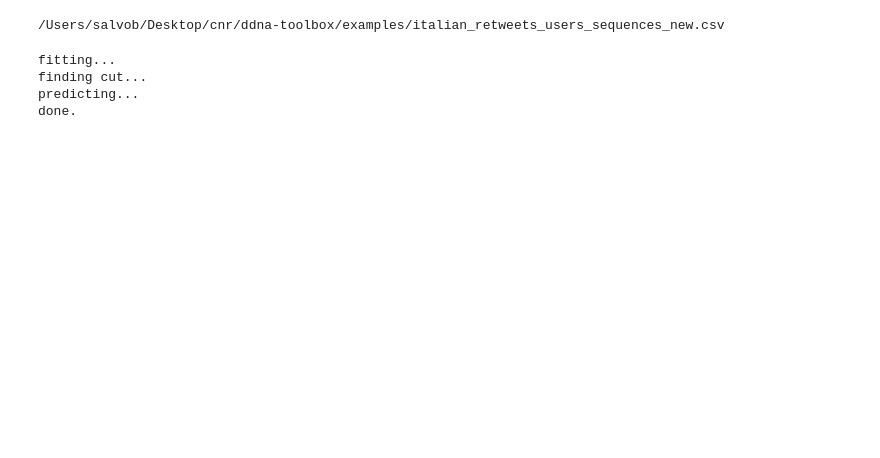
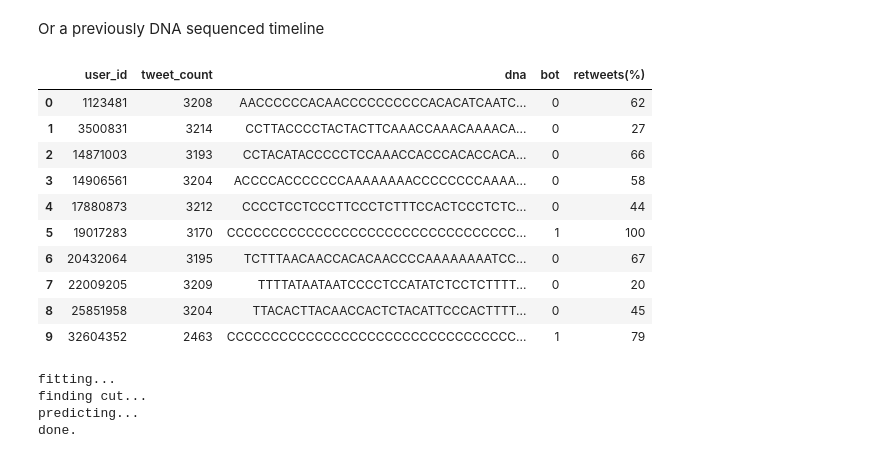
Before and after one commit to WAFI-CNR/ddna-toolbox, a Jupyter notebook: examples/DigitalDNA_python_package.ipynb, the cells around one changed output. Saved outputs shown, nothing was run; the diff lists cells and outputs as text; code cells hidden in the pictures; blank space fills up the shorter version.

```diff
--- a/examples/DigitalDNA_python_package.ipynb
+++ b/examples/DigitalDNA_python_package.ipynb
@@ -14,8 +43,21 @@ from digitaldna import SequencePlots
+# %% [markdown]
+Or a previously DNA sequenced timeline
 # %%
 filepath = os.path.join(os.getcwd(), "italian_retweets_users_sequences_new.csv")
 df = pd.read_csv(filepath)
+df[:10]
 # %% [output]
-/Users/salvob/Desktop/cnr/ddna-toolbox/examples/italian_retweets_users_sequences_new.csv
+|  | user_id | tweet_count | dna | bot | retweets(%) |
+| 0 | 1123481 | 3208 | AACCCCCCACAACCCCCCCCCCACACATCAATC... | 0 | 62 |
+| 1 | 3500831 | 3214 | CCTTACCCCTACTACTTCAAACCAAACAAAACA... | 0 | 27 |
+| 2 | 14871003 | 3193 | CCTACATACCCCCTCCAAACCACCCACACCACA... | 0 | 66 |
+| 3 | 14906561 | 3204 | ACCCCACCCCCCCAAAAAAAACCCCCCCCAAAA... | 0 | 58 |
+| 4 | 17880873 | 3212 | CCCCTCCTCCCTTCCCTCTTTCCACTCCCTCTC... | 0 | 44 |
+| 5 | 19017283 | 3170 | CCCCCCCCCCCCCCCCCCCCCCCCCCCCCCCCC... | 1 | 100 |
+| 6 | 20432064 | 3195 | TCTTTAACAACCACACAACCCCAAAAAAAATCC... | 0 | 67 |
+| 7 | 22009205 | 3209 | TTTTATAATAATCCCCTCCATATCTCCTCTTTT... | 0 | 20 |
+| 8 | 25851958 | 3204 | TTACACTTACAACCACTCTACATTCCCACTTTT... | 0 | 45 |
+| 9 | 32604352 | 2463 | CCCCCCCCCCCCCCCCCCCCCCCCCCCCCCCCC... | 1 | 79 |
 # %%
 est = LongestCommonSubsequence()
 y = est.fit_predict(df["dna"])
```
Also changed, not shown: parts of 7 cells of this notebook, 2 other files.
